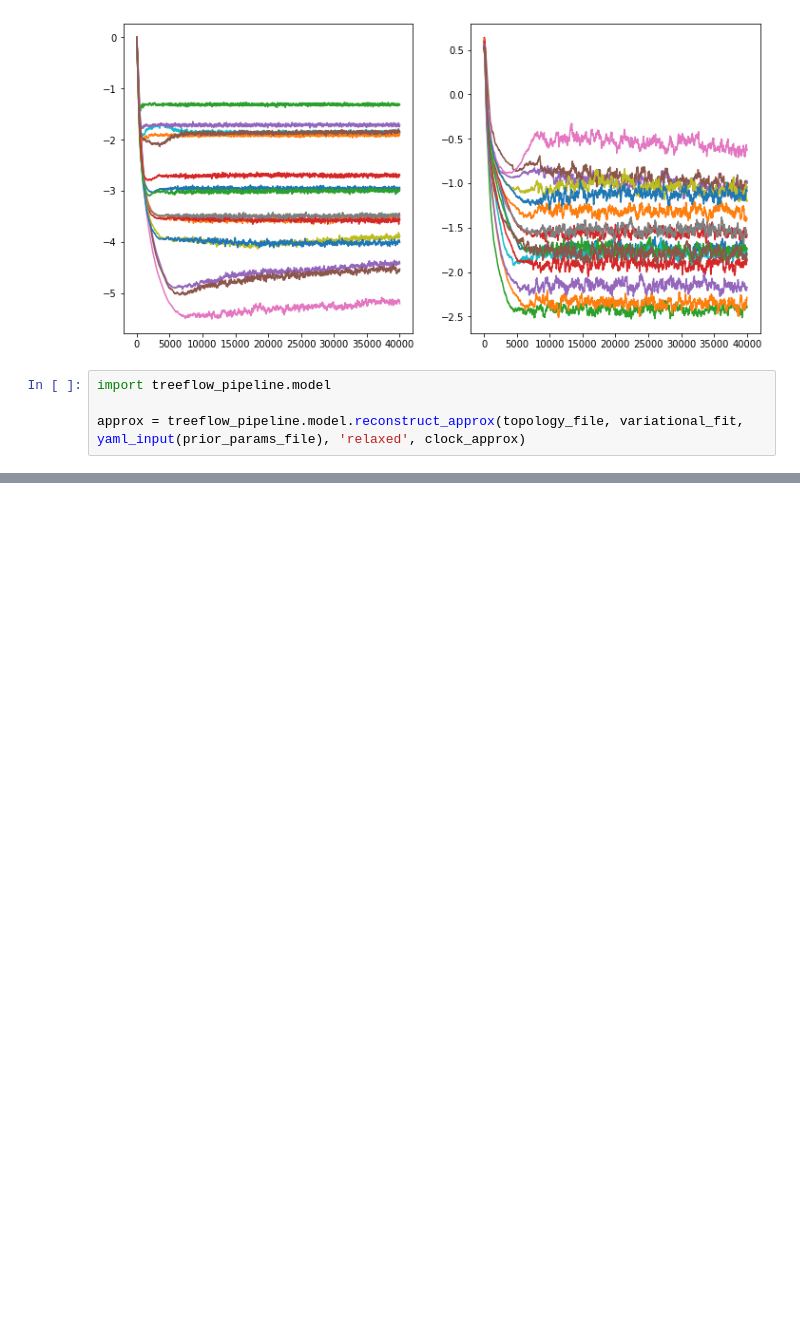
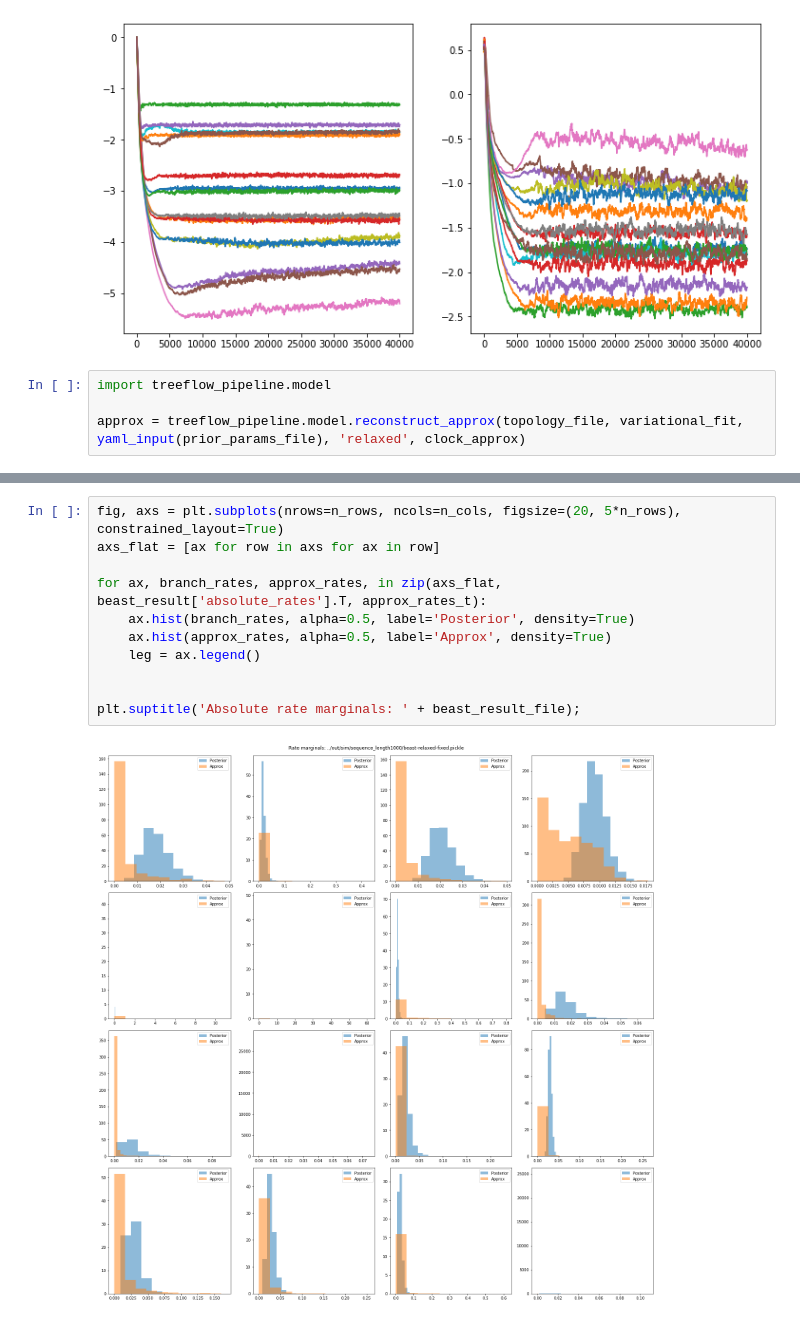
Before and after one commit to christiaanjs/treeflow-paper, a Jupyter notebook: notebook/plot-posterior-relaxed.ipynb, the cells around one changed output, grey strips where cells are left out. Drawn from its saved outputs; the diff is of its cells as text; blank space fills up the shorter version.

```diff
--- a/notebook/plot-posterior-relaxed.ipynb
+++ b/notebook/plot-posterior-relaxed.ipynb
@@ -66,0 +65,13 @@ plt.savefig(plot_out_file)
+# %%
+fig, axs = plt.subplots(nrows=n_rows, ncols=n_cols, figsize=(20, 5*n_rows), constrained_layout=True)
+axs_flat = [ax for row in axs for ax in row]
+
+for ax, branch_rates, approx_rates, in zip(axs_flat, beast_result['absolute_rates'].T, approx_rates_t):
+    ax.hist(branch_rates, alpha=0.5, label='Posterior', density=True)
+    ax.hist(approx_rates, alpha=0.5, label='Approx', density=True)
+    leg = ax.legend()
+
+
+plt.suptitle('Absolute rate marginals: ' + beast_result_file);
+# %% [output]
+[figure, added]
```
Also changed, not shown: parts of 4 cells of this notebook, 7 other files.
